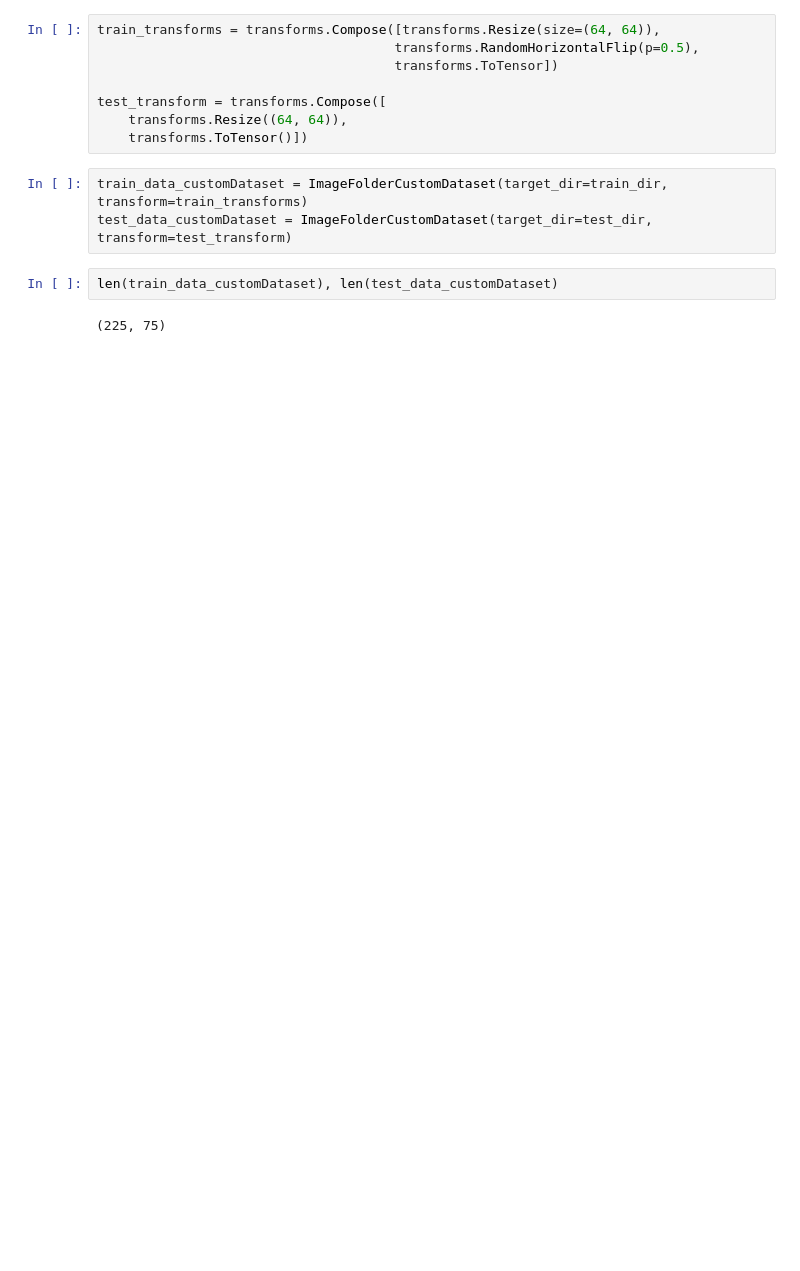
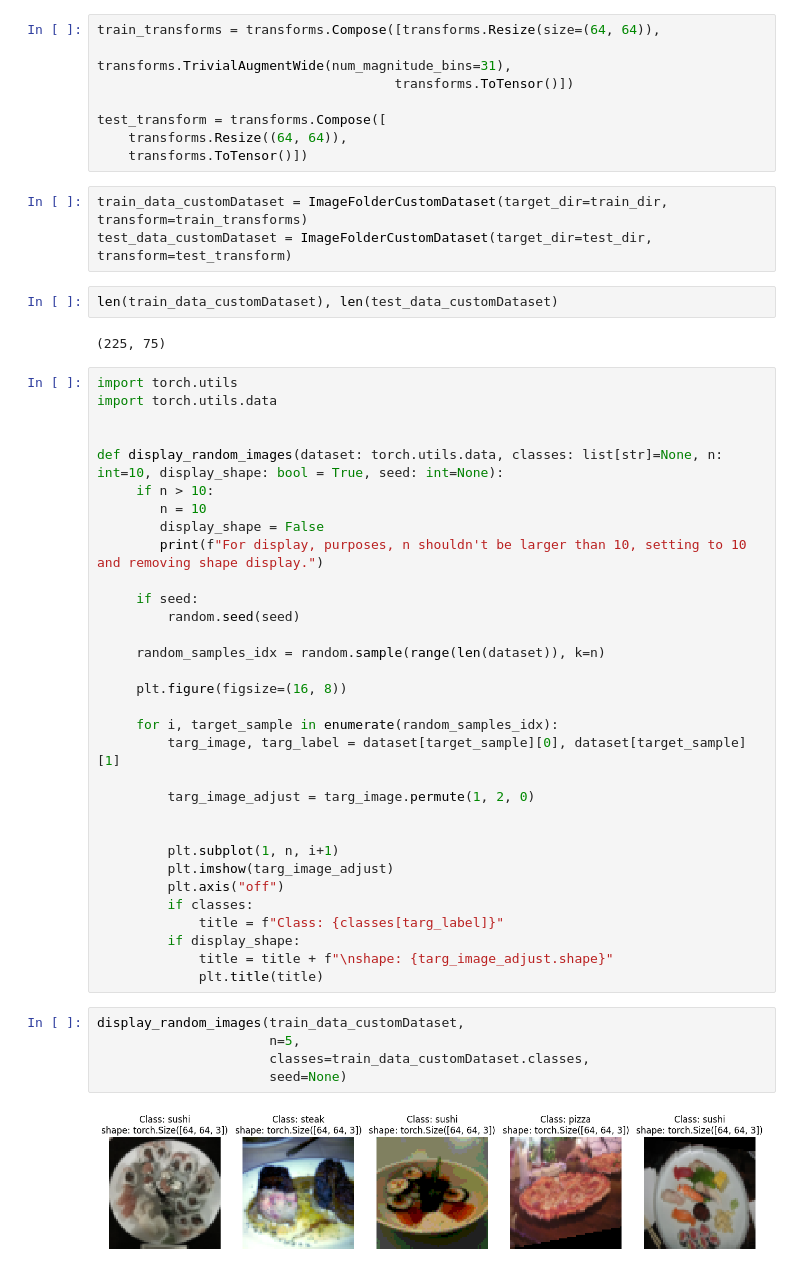
Before and after one commit to abdullahsultan/PytorchBasics, a Jupyter notebook: Food_CV.ipynb, the cells around one changed output. Cells and saved outputs as stored; diff of their text form; blank space fills up the shorter version.

```diff
--- a/Food_CV.ipynb
+++ b/Food_CV.ipynb
@@ -254,7 +261,7 @@ class ImageFolderCustomDataset(Dataset):
 # %%
 train_transforms = transforms.Compose([transforms.Resize(size=(64, 64)),
-                                      transforms.RandomHorizontalFlip(p=0.5),
-                                      transforms.ToTensor])
+                                      transforms.TrivialAugmentWide(num_magnitude_bins=31),
+                                      transforms.ToTensor()])
 
 test_transform = transforms.Compose([
     transforms.Resize((64, 64)),
@@ -266,3 +273,42 @@ test_data_customDataset = ImageFolderCustomDataset(target_dir=test_dir, transfor
 len(train_data_customDataset), len(test_data_customDataset)
 # %% [output]
 (225, 75)
+# %%
+import torch.utils
+import torch.utils.data
+
+
+def display_random_images(dataset: torch.utils.data, classes: list[str]=None, n: int=10, display_shape: bool = True, seed: int=None):
+     if n > 10:
+        n = 10
+        display_shape = False
+        print(f"For display, purposes, n shouldn't be larger than 10, setting to 10 and removing shape display.")
+
+     if seed:
+         random.seed(seed)
+
+     random_samples_idx = random.sample(range(len(dataset)), k=n)
+
+     plt.figure(figsize=(16, 8))
+
+     for i, target_sample in enumerate(random_samples_idx):
+         targ_image, targ_label = dataset[target_sample][0], dataset[target_sample][1]
+
+         targ_image_adjust = targ_image.permute(1, 2, 0)
+
+
+         plt.subplot(1, n, i+1)
+         plt.imshow(targ_image_adjust)
+         plt.axis("off")
+         if classes:
+             title = f"Class: {classes[targ_label]}"
+         if display_shape:
+             title = title + f"\nshape: {targ_image_adjust.shape}"
+             plt.title(title)
+# %%
+display_random_images(train_data_customDataset,
+                      n=5,
+                      classes=train_data_customDataset.classes,
+                      seed=None)
+# %% [output]
+[figure, added]
```
Also changed, not shown: parts of 8 cells of this notebook.
